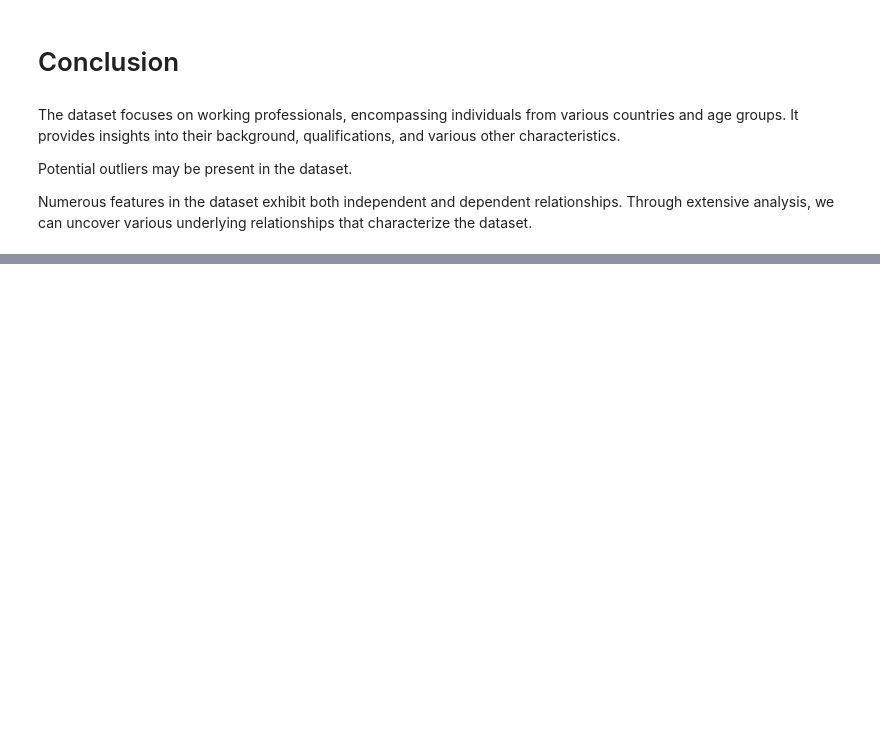
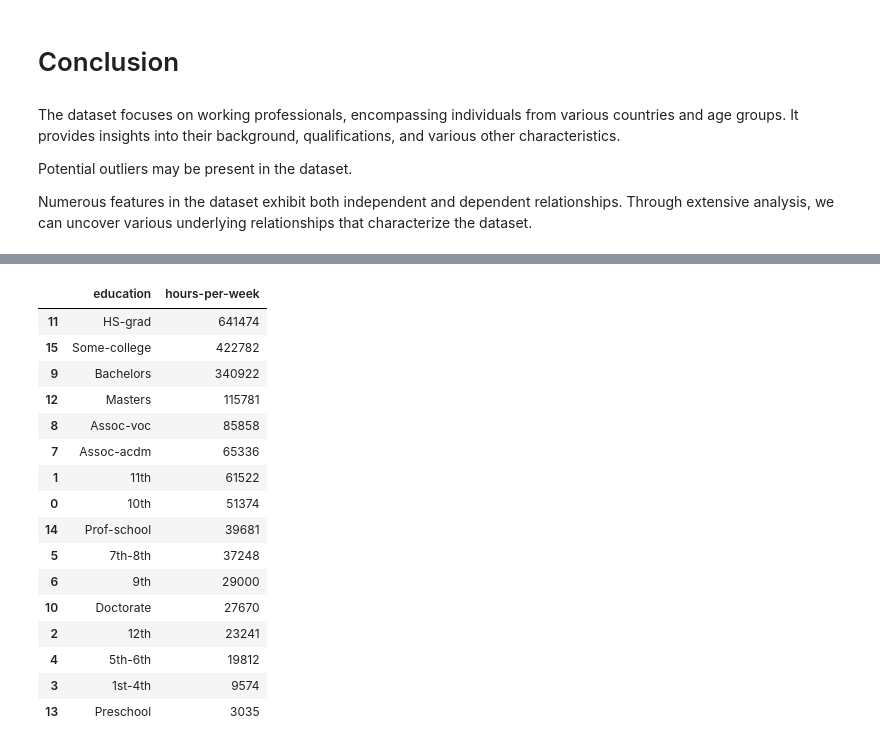
Before and after one commit to kaushalrmn/ml-lab6, a Jupyter notebook: Lab_Assignment_6.ipynb, the cells around one changed output, grey strips where cells are left out. Saved outputs shown, nothing was run; the diff lists cells and outputs as text; code cells hidden in the pictures; blank space fills up the shorter version.

```diff
--- a/Lab_Assignment_6.ipynb
+++ b/Lab_Assignment_6.ipynb
@@ -274,0 +310,27 @@ Numerous features in the dataset exhibit both independent and dependent relation
+# %%
+# Grouping the data by education and calculating the total hours per week
+education_hours_relation = income_data.groupby('education')['hours-per-week'].sum().reset_index()
+
+# Sorting the data by the total hours per week in descending order
+education_hours_relation = education_hours_relation.sort_values(by='hours-per-week', ascending=False)
+
+# Displaying the resulting DataFrame
+education_hours_relation
+# %% [output]
+|  | education | hours-per-week |
+| 11 | HS-grad | 641474 |
+| 15 | Some-college | 422782 |
+| 9 | Bachelors | 340922 |
+| 12 | Masters | 115781 |
+| 8 | Assoc-voc | 85858 |
+| 7 | Assoc-acdm | 65336 |
+| 1 | 11th | 61522 |
+| 0 | 10th | 51374 |
+| 14 | Prof-school | 39681 |
+| 5 | 7th-8th | 37248 |
+| 6 | 9th | 29000 |
+| 10 | Doctorate | 27670 |
+| 2 | 12th | 23241 |
+| 4 | 5th-6th | 19812 |
+| 3 | 1st-4th | 9574 |
+| 13 | Preschool | 3035 |
```
Also changed, not shown: parts of 8 cells of this notebook.
